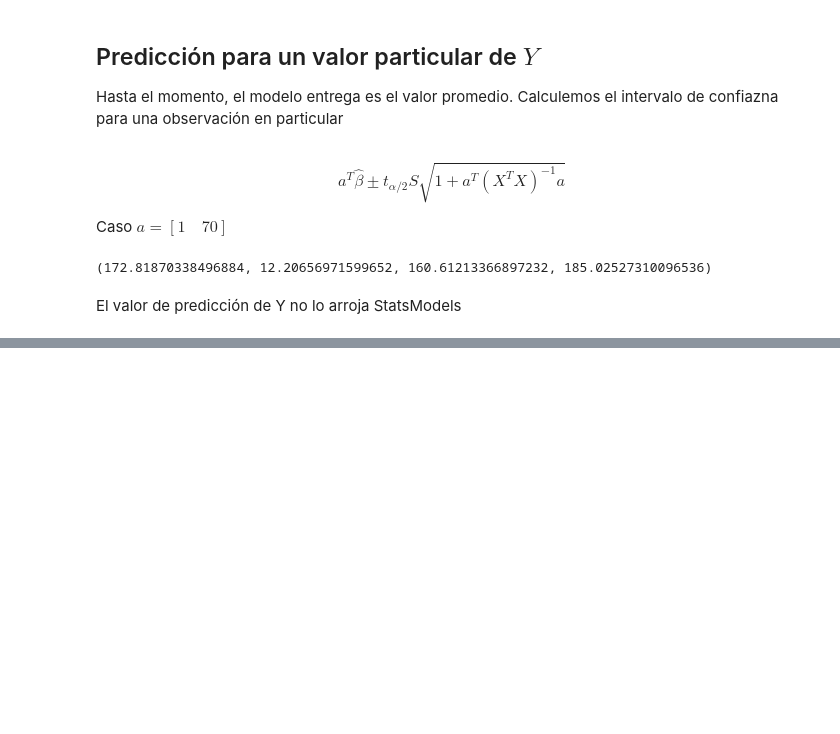
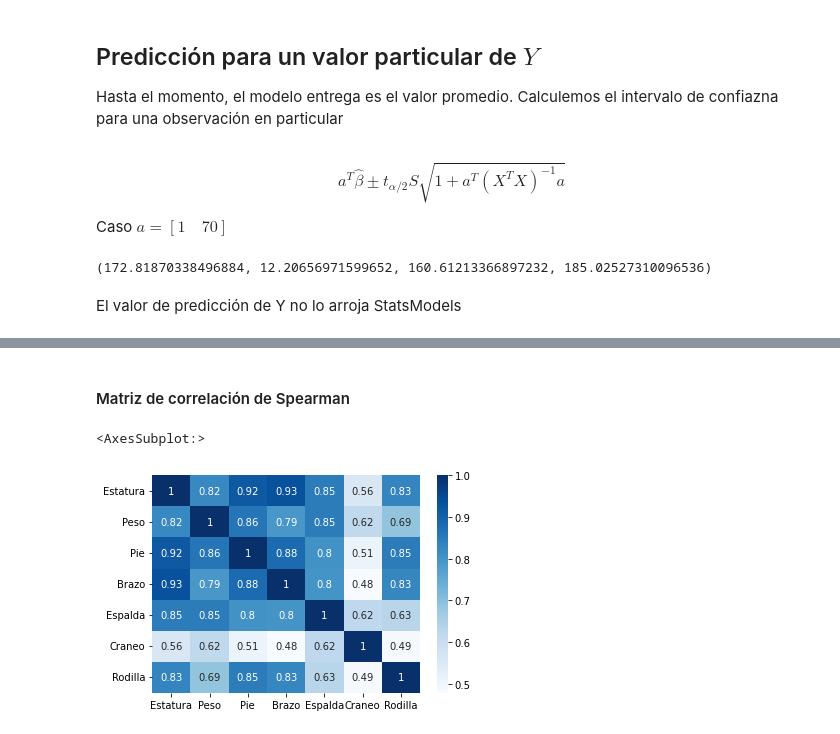
Before and after one commit to alejo963/Estad-stica_en_Ciencia_de_datos, a Jupyter notebook: clase3/sesion_3.ipynb, the cells around one changed output, grey strips where cells are left out. Saved outputs shown, nothing was run; the diff lists cells and outputs as text; code cells hidden in the pictures; blank space fills up the shorter version.

```diff
--- a/clase3/sesion_3.ipynb
+++ b/clase3/sesion_3.ipynb
@@ -217,0 +252,7 @@ El valor de predicción de Y no lo arroja StatsModels
+# %% [markdown]
+#### Matriz de correlación de Spearman
+# %%
+sb.heatmap(df.corr('spearman'), cmap='Blues', annot=True)
+# %% [output]
+<AxesSubplot:>
+[figure, added]
```
Also changed, not shown: parts of 20 cells of this notebook.
